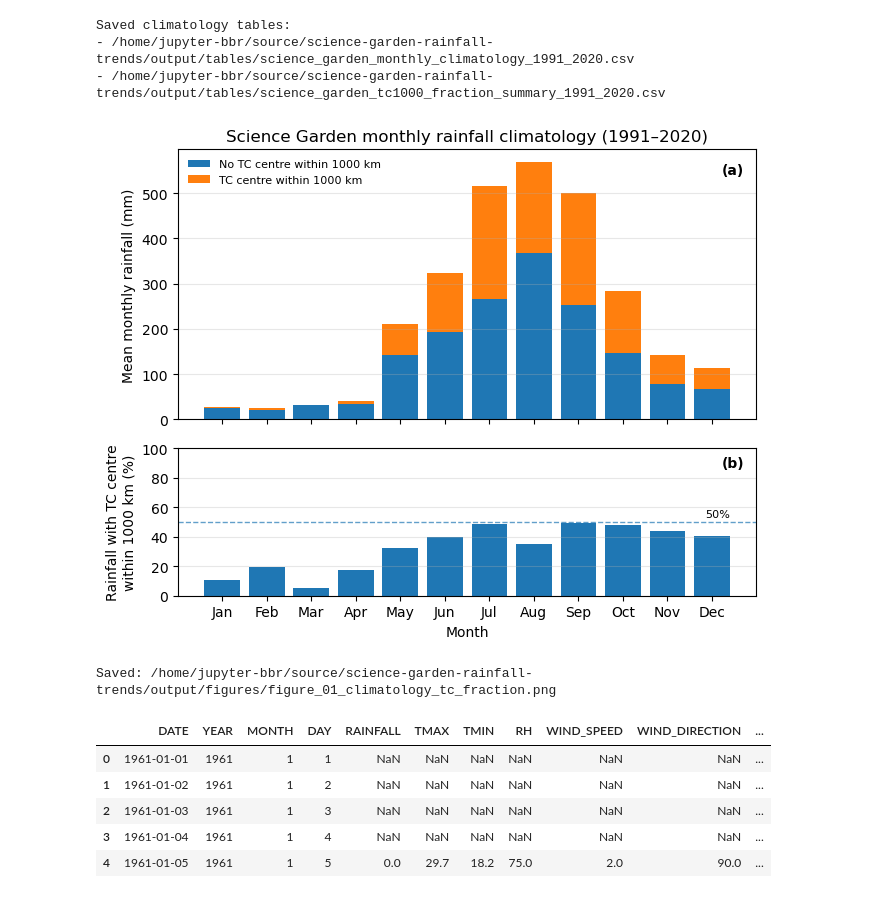
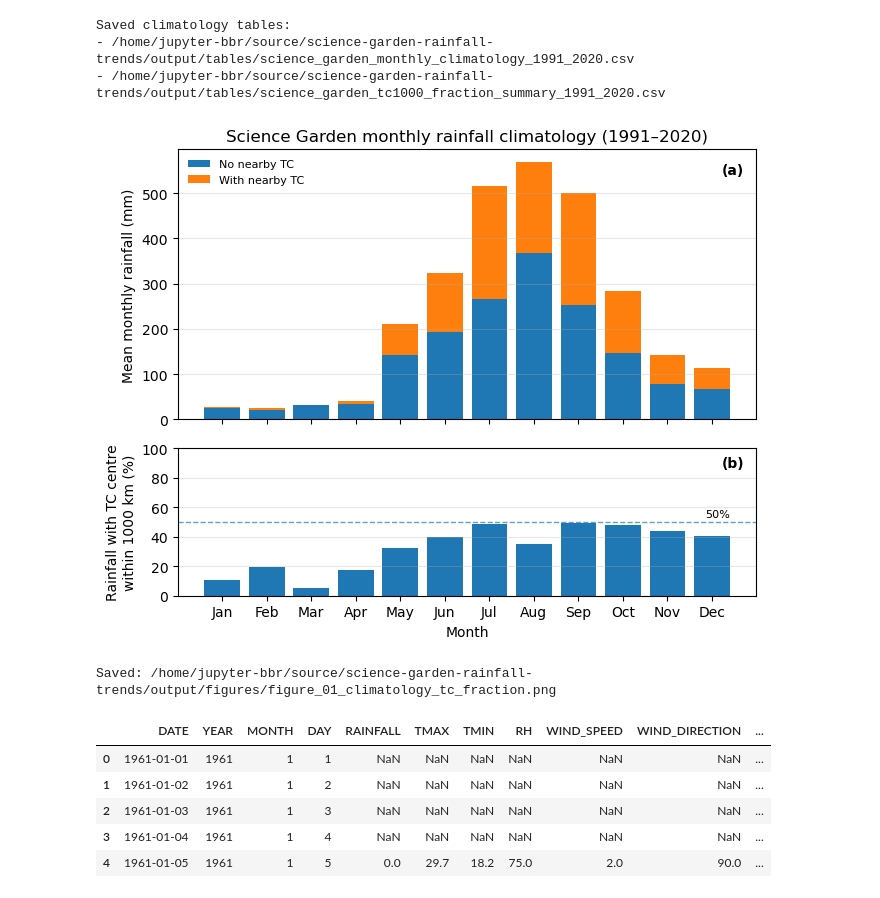
Before and after one commit to baracoma/science-garden-rainfall-trends, a Jupyter notebook: 02_analysis_and_figures.ipynb, the cells around one changed output. Cells and saved outputs as stored; diff of their text form; code cells hidden in the pictures.

```diff
--- a/02_analysis_and_figures.ipynb
+++ b/02_analysis_and_figures.ipynb
@@ -658,14 +658,16 @@ ax = axes[0]
 ax.bar(
     x,
     nontc_vals,
-    label="No TC centre within 1000 km"
+    #label="No TC within 1,000 km"
+    label="No nearby TC"
 )
 
 ax.bar(
     x,
     tc_vals,
     bottom=nontc_vals,
-    label="TC centre within 1000 km"
+    # label="TC within 1,000 km"
+    label="With nearby TC"
 )
 
 ax.set_ylabel("Mean monthly rainfall (mm)")
@@ -686,34 +688,34 @@ ax.bar(
 )
 
 ax.axhline(50, linewidth=1, linestyle="--", alpha=0.7)
 
 ax.set_ylabel("Rainfall with TC centre\nwithin 1000 km (%)")
 # ax.set_ylabel("TC-proximity\nrainfall (%)")
 ax.set_xlabel("Month")
 ax.set_ylim(0, 100)
 ax.grid(axis="y", alpha=0.3)
 
 ax.set_xticks(x)
 ax.set_xticklabels(month_labels)
 
 ax.text(
     11.4,
     52,
     "50%",
     ha="right",
     va="bottom",
     fontsize=8
 )
 
 add_panel_label(ax, "(b)")
 
 plt.tight_layout()
 plt.savefig(FIGURE_01_CLIMATOLOGY_ONLY_PATH, dpi=FIGURE_DPI, bbox_inches="tight")
 plt.show()
 
 print(f"Saved: {FIGURE_01_CLIMATOLOGY_ONLY_PATH}")
 # %% [output]
-[figure, old version]
+[figure, new version]
 Saved: /home/jupyter-bbr/source/science-garden-rainfall-trends/output/figures/figure_01_climatology_tc_fraction.png
 # %%
 df.head()
```
Also changed, not shown: parts of 32 cells of this notebook.
